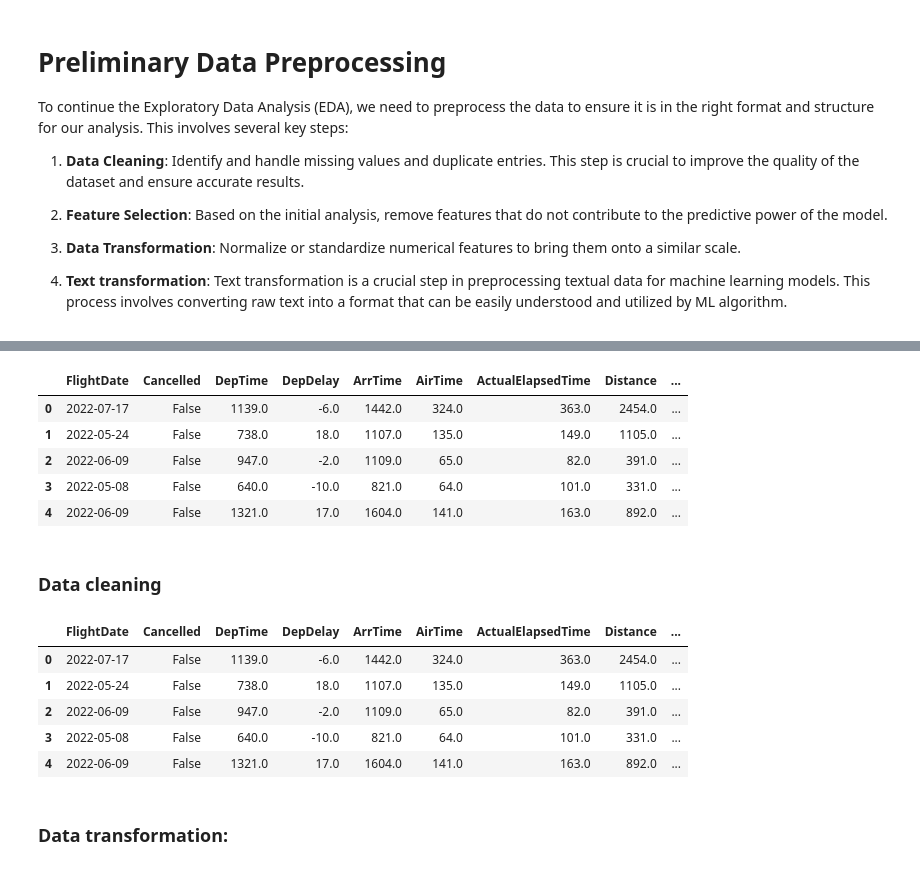
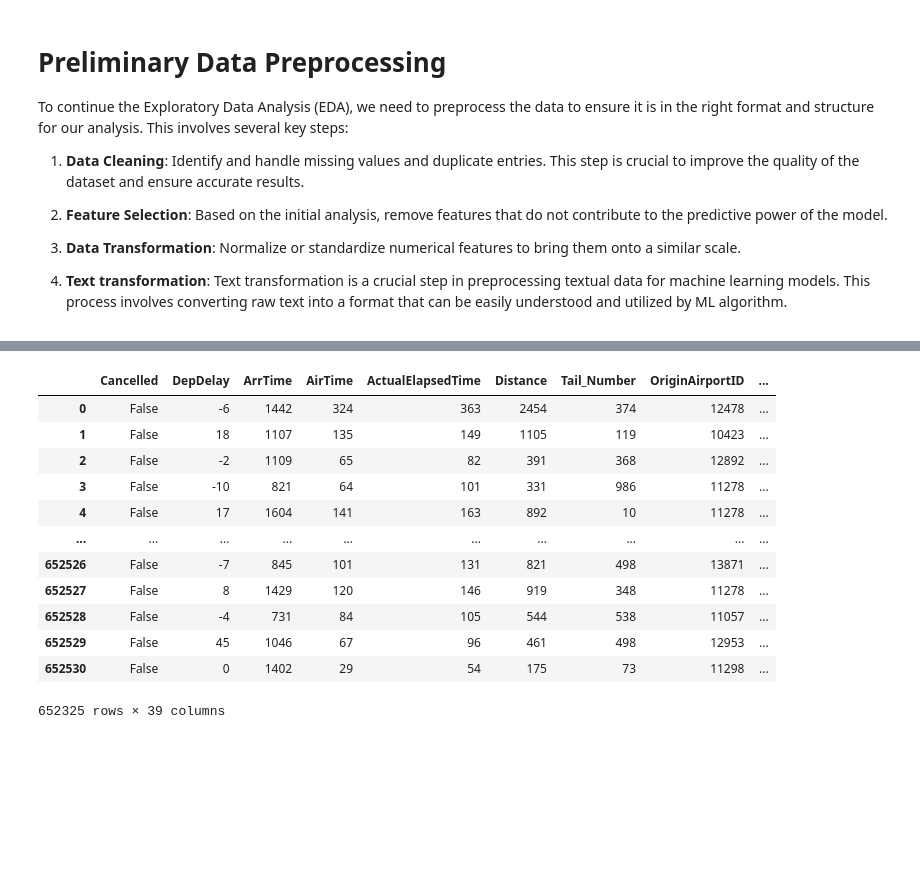
Before and after one commit to IVproger/MLops-project, a Jupyter notebook: notebooks/data_analysis.ipynb, the cells around one changed output, grey strips where cells are left out. Saved outputs shown, nothing was run; the diff lists cells and outputs as text; code cells hidden in the pictures; blank space fills up the shorter version.

```diff
--- a/notebooks/data_analysis.ipynb
+++ b/notebooks/data_analysis.ipynb
@@ -293,11 +288,0 @@ df = pull_features(df)
-# %%
-df.head()
-# %% [output]
-|  | FlightDate | Cancelled | DepTime | DepDelay | ArrTime | AirTime | ActualElapsedTime | Distance | ... |
-| 0 | 2022-07-17 | False | 1139.0 | -6.0 | 1442.0 | 324.0 | 363.0 | 2454.0 | ... |
-| 1 | 2022-05-24 | False | 738.0 | 18.0 | 1107.0 | 135.0 | 149.0 | 1105.0 | ... |
-| 2 | 2022-06-09 | False | 947.0 | -2.0 | 1109.0 | 65.0 | 82.0 | 391.0 | ... |
-| 3 | 2022-05-08 | False | 640.0 | -10.0 | 821.0 | 64.0 | 101.0 | 331.0 | ... |
-| 4 | 2022-06-09 | False | 1321.0 | 17.0 | 1604.0 | 141.0 | 163.0 | 892.0 | ... |
-# %% [markdown]
-### Data cleaning
@@ -307,16 +289,23 @@ df = handle_duplicates(df)
-# %%
-df.head()
-# %% [output]
-|  | FlightDate | Cancelled | DepTime | DepDelay | ArrTime | AirTime | ActualElapsedTime | Distance | ... |
-| 0 | 2022-07-17 | False | 1139.0 | -6.0 | 1442.0 | 324.0 | 363.0 | 2454.0 | ... |
-| 1 | 2022-05-24 | False | 738.0 | 18.0 | 1107.0 | 135.0 | 149.0 | 1105.0 | ... |
-| 2 | 2022-06-09 | False | 947.0 | -2.0 | 1109.0 | 65.0 | 82.0 | 391.0 | ... |
-| 3 | 2022-05-08 | False | 640.0 | -10.0 | 821.0 | 64.0 | 101.0 | 331.0 | ... |
-| 4 | 2022-06-09 | False | 1321.0 | 17.0 | 1604.0 | 141.0 | 163.0 | 892.0 | ... |
-# %% [markdown]
-### Data transformation:
 # %%
+df = pull_features(df)
+df = handle_missing_values(df)
+df = handle_duplicates(df)
+df = fix_dtypes(df)
 df = encode_op_airline(df)
 df = hash_tail_number(df)
-df = str2date(df)
-df = sync_times(df)
+df = process_time_data(df)
+df
+# %% [output]
+|  | Cancelled | DepDelay | ArrTime | AirTime | ActualElapsedTime | Distance | Tail_Number | OriginAirportID | ... |
+| 0 | False | -6 | 1442 | 324 | 363 | 2454 | 374 | 12478 | ... |
+| 1 | False | 18 | 1107 | 135 | 149 | 1105 | 119 | 10423 | ... |
+| 2 | False | -2 | 1109 | 65 | 82 | 391 | 368 | 12892 | ... |
+| 3 | False | -10 | 821 | 64 | 101 | 331 | 986 | 11278 | ... |
+| 4 | False | 17 | 1604 | 141 | 163 | 892 | 10 | 11278 | ... |
+| ... | ... | ... | ... | ... | ... | ... | ... | ... | ... |
+| 652526 | False | -7 | 845 | 101 | 131 | 821 | 498 | 13871 | ... |
+| 652527 | False | 8 | 1429 | 120 | 146 | 919 | 348 | 11278 | ... |
+| 652528 | False | -4 | 731 | 84 | 105 | 544 | 538 | 11057 | ... |
+| 652529 | False | 45 | 1046 | 67 | 96 | 461 | 498 | 12953 | ... |
+| 652530 | False | 0 | 1402 | 29 | 54 | 175 | 73 | 11298 | ... |
+652325 rows × 39 columns
```
Also changed, not shown: parts of 15 cells of this notebook, 2 other files.
